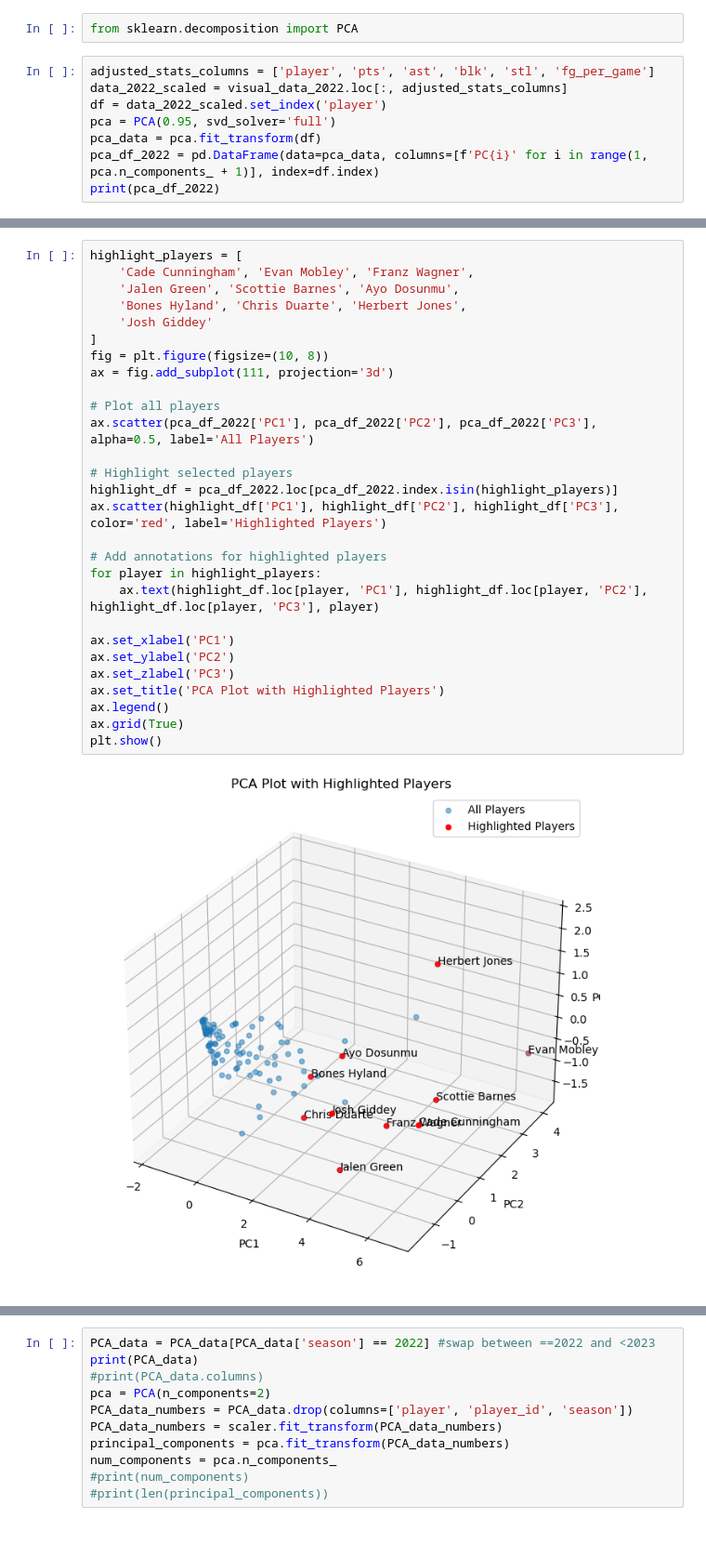
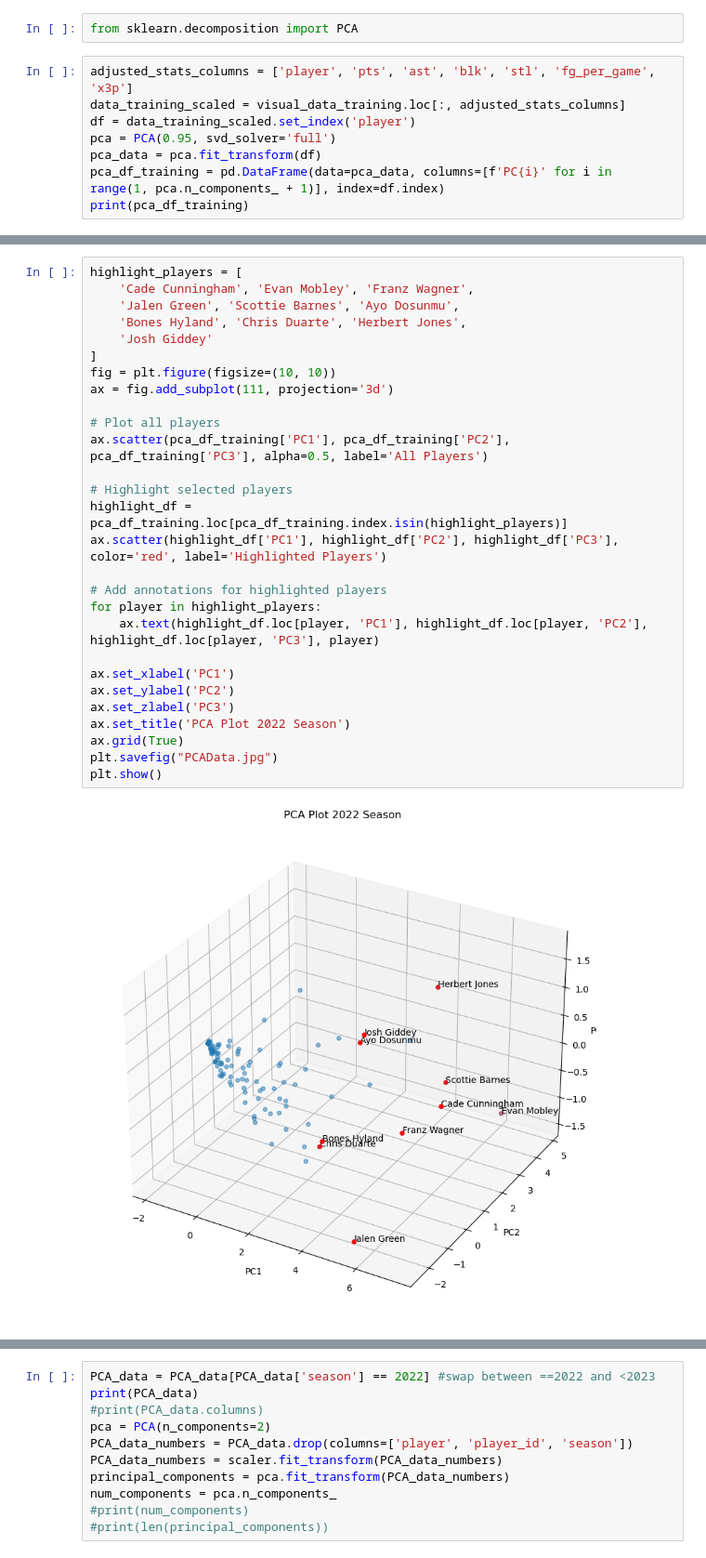
Before and after one commit to Matthew4335/MLProject, a Jupyter notebook: ProjectCode/projectcode-checkpoint.ipynb, the cells around one changed output, grey strips where cells are left out. Shown at 93% size. Saved outputs shown, nothing was run; the diff lists cells and outputs as text.

```diff
--- a/ProjectCode/projectcode-checkpoint.ipynb
+++ b/ProjectCode/projectcode-checkpoint.ipynb
@@ -237,11 +238,11 @@ plt.show()
 # %%
 from sklearn.decomposition import PCA
 # %%
-adjusted_stats_columns = ['player', 'pts', 'ast', 'blk', 'stl', 'fg_per_game']
-data_2022_scaled = visual_data_2022.loc[:, adjusted_stats_columns]
-df = data_2022_scaled.set_index('player')
+adjusted_stats_columns = ['player', 'pts', 'ast', 'blk', 'stl', 'fg_per_game', 'x3p']
+data_training_scaled = visual_data_training.loc[:, adjusted_stats_columns]
+df = data_training_scaled.set_index('player')
 pca = PCA(0.95, svd_solver='full')
 pca_data = pca.fit_transform(df)
-pca_df_2022 = pd.DataFrame(data=pca_data, columns=[f'PC{i}' for i in range(1, pca.n_components_ + 1)], index=df.index)
-print(pca_df_2022)
+pca_df_training = pd.DataFrame(data=pca_data, columns=[f'PC{i}' for i in range(1, pca.n_components_ + 1)], index=df.index)
+print(pca_df_training)
 # %% [output]
@@ -287,30 +288,30 @@ Zeke Nnaji         -0.887221 -0.032638  0.223561
 # %%
 highlight_players = [
     'Cade Cunningham', 'Evan Mobley', 'Franz Wagner',
     'Jalen Green', 'Scottie Barnes', 'Ayo Dosunmu',
     'Bones Hyland', 'Chris Duarte', 'Herbert Jones',
     'Josh Giddey'
 ]
-fig = plt.figure(figsize=(10, 8))
+fig = plt.figure(figsize=(10, 10))
 ax = fig.add_subplot(111, projection='3d')
 
 # Plot all players
-ax.scatter(pca_df_2022['PC1'], pca_df_2022['PC2'], pca_df_2022['PC3'], alpha=0.5, label='All Players')
+ax.scatter(pca_df_training['PC1'], pca_df_training['PC2'], pca_df_training['PC3'], alpha=0.5, label='All Players')
 
 # Highlight selected players
-highlight_df = pca_df_2022.loc[pca_df_2022.index.isin(highlight_players)]
+highlight_df = pca_df_training.loc[pca_df_training.index.isin(highlight_players)]
 ax.scatter(highlight_df['PC1'], highlight_df['PC2'], highlight_df['PC3'], color='red', label='Highlighted Players')
 
 # Add annotations for highlighted players
 for player in highlight_players:
     ax.text(highlight_df.loc[player, 'PC1'], highlight_df.loc[player, 'PC2'], highlight_df.loc[player, 'PC3'], player)
 
 ax.set_xlabel('PC1')
 ax.set_ylabel('PC2')
 ax.set_zlabel('PC3')
-ax.set_title('PCA Plot with Highlighted Players')
-ax.legend()
+ax.set_title('PCA Plot 2022 Season')
 ax.grid(True)
+plt.savefig("PCAData.jpg")
 plt.show()
 # %% [output]
-[figure, old version]
+[figure, new version]
```
Also changed, not shown: parts of 18 cells of this notebook, 32 other files.
